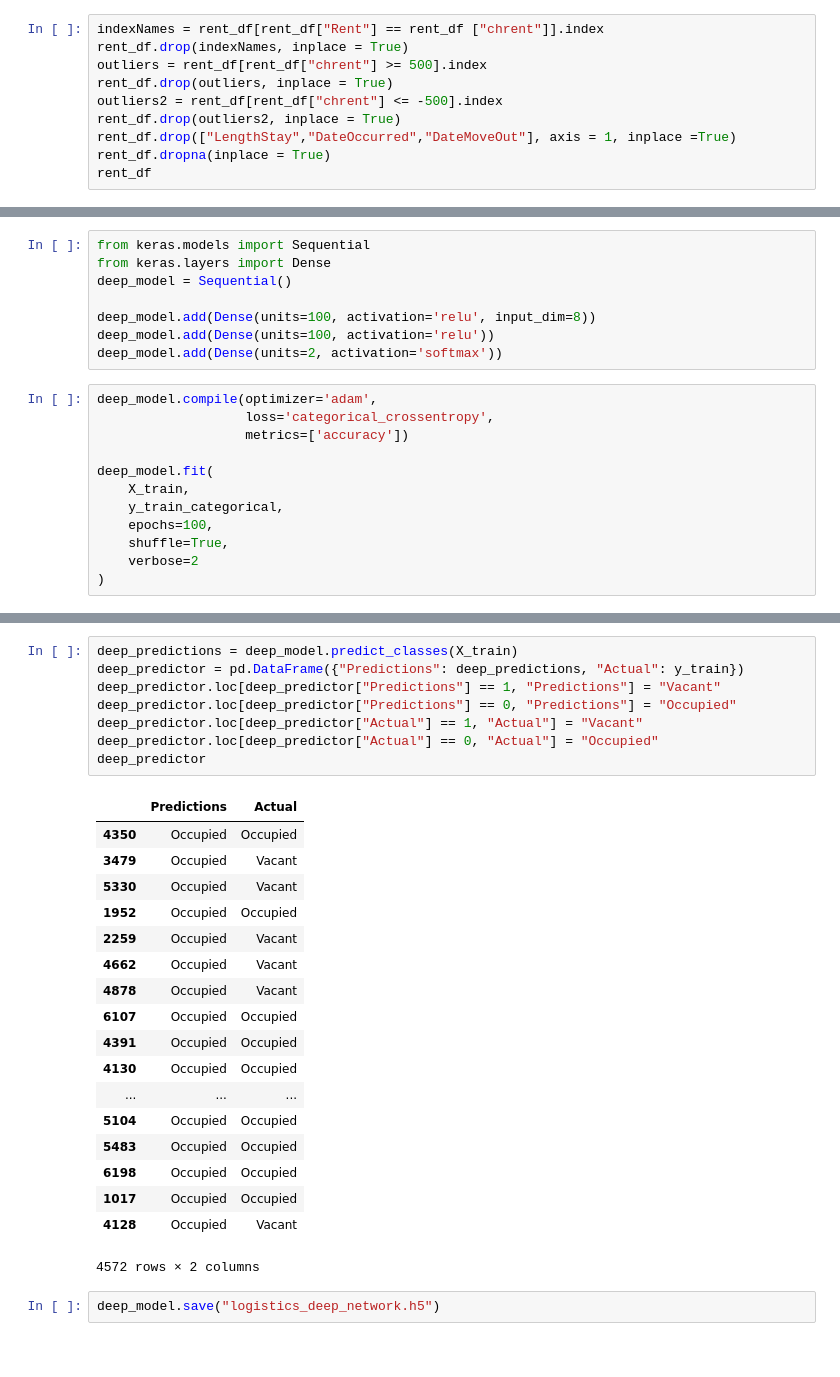
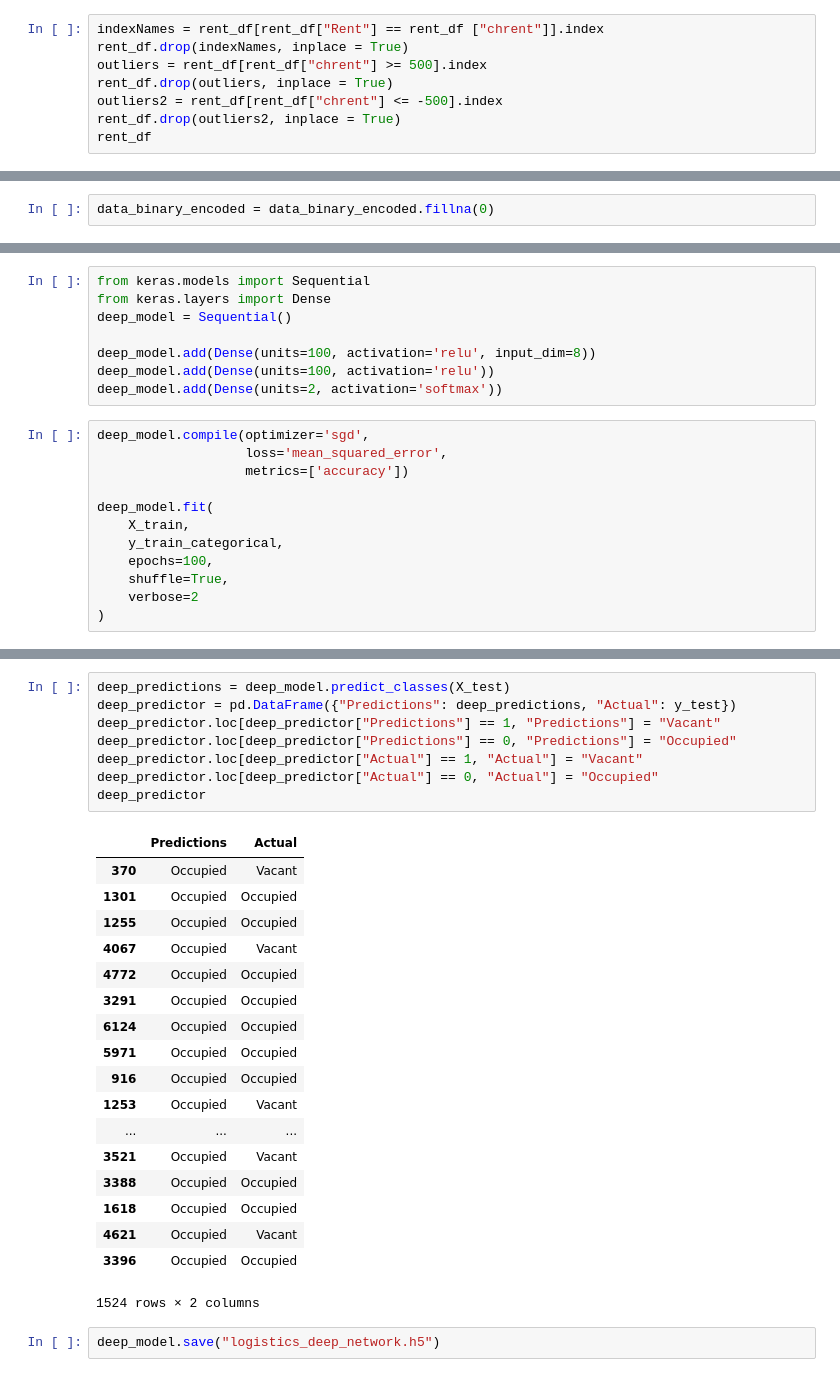
Before and after one commit to richinohio/Final_Project, a Jupyter notebook: New folder/data/Final_Logistic_Regression.ipynb, the cells around one changed output, grey strips where cells are left out. Cells and saved outputs as stored; diff of their text form.

```diff
--- a/New folder/data/Final_Logistic_Regression.ipynb
+++ b/New folder/data/Final_Logistic_Regression.ipynb
@@ -20,7 +39,5 @@ outliers = rent_df[rent_df["chrent"] >= 500].index
 rent_df.drop(outliers, inplace = True)
 outliers2 = rent_df[rent_df["chrent"] <= -500].index
 rent_df.drop(outliers2, inplace = True)
-rent_df.drop(["LengthStay","DateOccurred","DateMoveOut"], axis = 1, inplace =True)
-rent_df.dropna(inplace = True)
 rent_df
 # %% [output]
@@ -65,3 +80,5 @@ data_binary_encoded.head()
+# %%
+data_binary_encoded = data_binary_encoded.fillna(0)
 # %%
 data_binary_encoded.dtypes
 # %% [output]
@@ -117,8 +136,8 @@ deep_model.add(Dense(units=100, activation='relu', input_dim=8))
 deep_model.add(Dense(units=100, activation='relu'))
 deep_model.add(Dense(units=2, activation='softmax'))
 # %%
-deep_model.compile(optimizer='adam',
-                   loss='categorical_crossentropy',
+deep_model.compile(optimizer='sgd',
+                   loss='mean_squared_error',
                    metrics=['accuracy'])
 
 deep_model.fit(
@@ -156,30 +175,30 @@ Deep Neural Network - Loss: 4.0718285918548665, Accuracy: 0.7473753280839895
 # %%
-deep_predictions = deep_model.predict_classes(X_train)
-deep_predictor = pd.DataFrame({"Predictions": deep_predictions, "Actual": y_train})
+deep_predictions = deep_model.predict_classes(X_test)
+deep_predictor = pd.DataFrame({"Predictions": deep_predictions, "Actual": y_test})
 deep_predictor.loc[deep_predictor["Predictions"] == 1, "Predictions"] = "Vacant"
 deep_predictor.loc[deep_predictor["Predictions"] == 0, "Predictions"] = "Occupied"
 deep_predictor.loc[deep_predictor["Actual"] == 1, "Actual"] = "Vacant"
 deep_predictor.loc[deep_predictor["Actual"] == 0, "Actual"] = "Occupied"
 deep_predictor
 # %% [output]
 |  | Predictions | Actual |
-| 4350 | Occupied | Occupied |
-| 3479 | Occupied | Vacant |
-| 5330 | Occupied | Vacant |
-| 1952 | Occupied | Occupied |
-| 2259 | Occupied | Vacant |
-| 4662 | Occupied | Vacant |
-| 4878 | Occupied | Vacant |
-| 6107 | Occupied | Occupied |
-| 4391 | Occupied | Occupied |
-| 4130 | Occupied | Occupied |
+| 370 | Occupied | Vacant |
+| 1301 | Occupied | Occupied |
+| 1255 | Occupied | Occupied |
+| 4067 | Occupied | Vacant |
+| 4772 | Occupied | Occupied |
+| 3291 | Occupied | Occupied |
+| 6124 | Occupied | Occupied |
+| 5971 | Occupied | Occupied |
+| 916 | Occupied | Occupied |
+| 1253 | Occupied | Vacant |
 | ... | ... | ... |
-| 5104 | Occupied | Occupied |
-| 5483 | Occupied | Occupied |
-| 6198 | Occupied | Occupied |
-| 1017 | Occupied | Occupied |
-| 4128 | Occupied | Vacant |
+| 3521 | Occupied | Vacant |
+| 3388 | Occupied | Occupied |
+| 1618 | Occupied | Occupied |
+| 4621 | Occupied | Vacant |
+| 3396 | Occupied | Occupied |
-4572 rows × 2 columns
+1524 rows × 2 columns
 # %%
 deep_model.save("logistics_deep_network.h5")
 # %%
```
Also changed, not shown: parts of 10 cells of this notebook, 2 other files.
